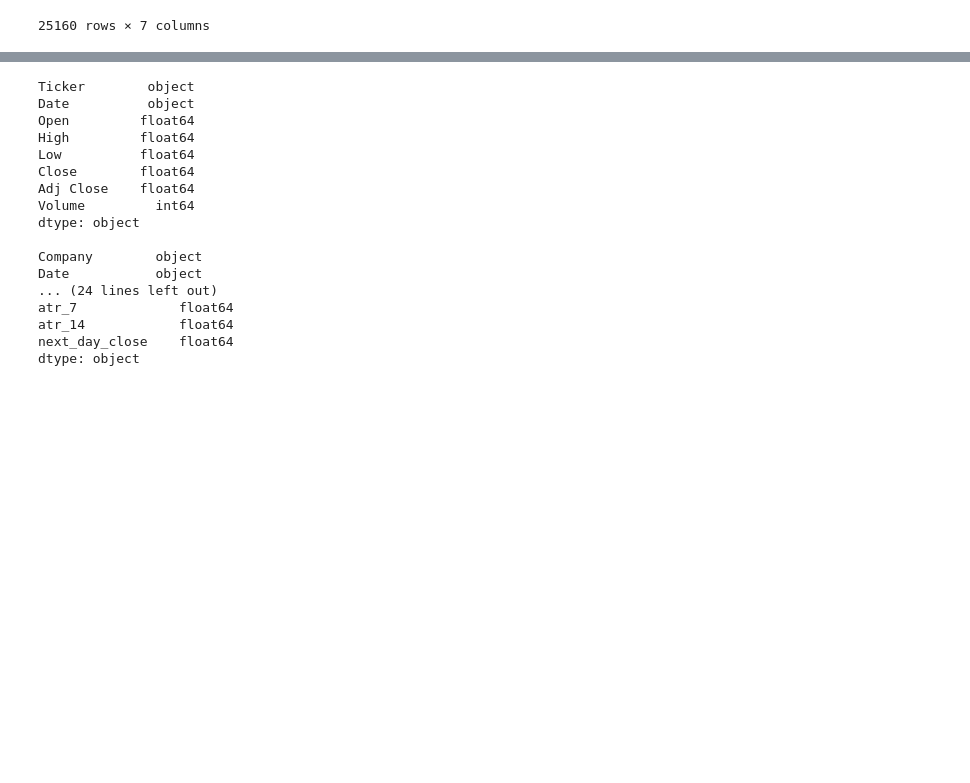
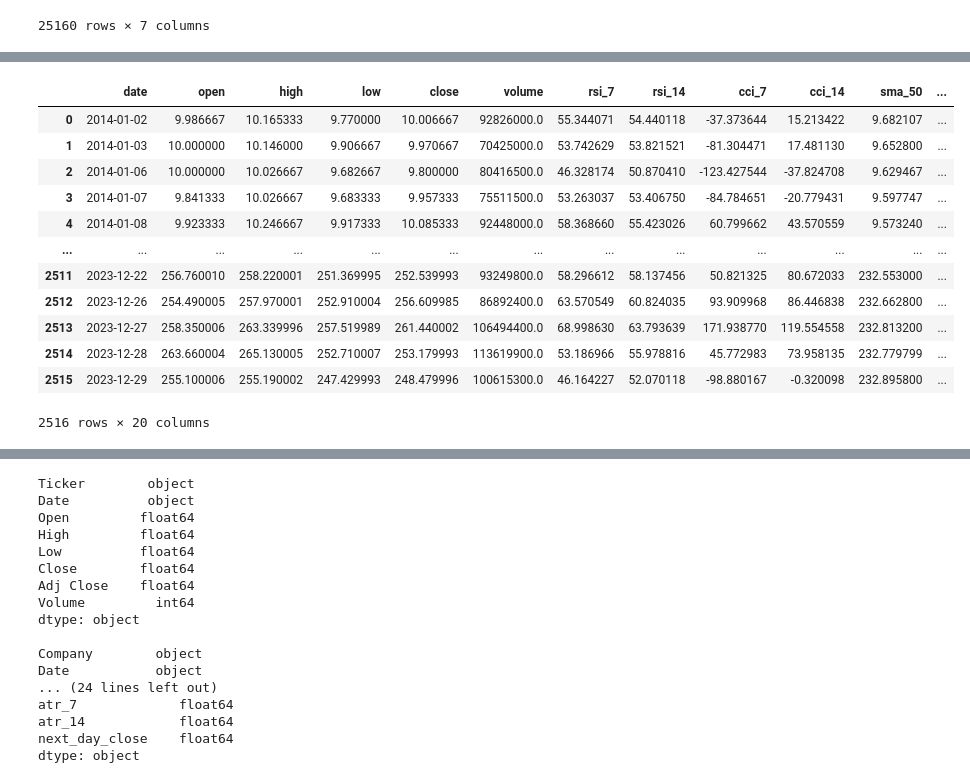
Before and after one commit to DavEspo/Stock-Prediction, a Jupyter notebook: Stock_Prediction.ipynb, the cells around one changed output, grey strips where cells are left out. Saved outputs shown, nothing was run; the diff lists cells and outputs as text; code cells hidden in the pictures; blank space fills up the shorter version.

```diff
--- a/Stock_Prediction.ipynb
+++ b/Stock_Prediction.ipynb
@@ -94,0 +1214,16 @@ dtype: object
+# %%
+tesla_stock
+# %% [output]
+|  | date | open | high | low | close | volume | rsi_7 | rsi_14 | cci_7 | cci_14 | sma_50 | ... |
+| 0 | 2014-01-02 | 9.986667 | 10.165333 | 9.770000 | 10.006667 | 92826000.0 | 55.344071 | 54.440118 | -37.373644 | 15.213422 | 9.682107 | ... |
+| 1 | 2014-01-03 | 10.000000 | 10.146000 | 9.906667 | 9.970667 | 70425000.0 | 53.742629 | 53.821521 | -81.304471 | 17.481130 | 9.652800 | ... |
+| 2 | 2014-01-06 | 10.000000 | 10.026667 | 9.682667 | 9.800000 | 80416500.0 | 46.328174 | 50.870410 | -123.427544 | -37.824708 | 9.629467 | ... |
+| 3 | 2014-01-07 | 9.841333 | 10.026667 | 9.683333 | 9.957333 | 75511500.0 | 53.263037 | 53.406750 | -84.784651 | -20.779431 | 9.597747 | ... |
+| 4 | 2014-01-08 | 9.923333 | 10.246667 | 9.917333 | 10.085333 | 92448000.0 | 58.368660 | 55.423026 | 60.799662 | 43.570559 | 9.573240 | ... |
+| ... | ... | ... | ... | ... | ... | ... | ... | ... | ... | ... | ... | ... |
+| 2511 | 2023-12-22 | 256.760010 | 258.220001 | 251.369995 | 252.539993 | 93249800.0 | 58.296612 | 58.137456 | 50.821325 | 80.672033 | 232.553000 | ... |
+| 2512 | 2023-12-26 | 254.490005 | 257.970001 | 252.910004 | 256.609985 | 86892400.0 | 63.570549 | 60.824035 | 93.909968 | 86.446838 | 232.662800 | ... |
+| 2513 | 2023-12-27 | 258.350006 | 263.339996 | 257.519989 | 261.440002 | 106494400.0 | 68.998630 | 63.793639 | 171.938770 | 119.554558 | 232.813200 | ... |
+| 2514 | 2023-12-28 | 263.660004 | 265.130005 | 252.710007 | 253.179993 | 113619900.0 | 53.186966 | 55.978816 | 45.772983 | 73.958135 | 232.779799 | ... |
+| 2515 | 2023-12-29 | 255.100006 | 255.190002 | 247.429993 | 248.479996 | 100615300.0 | 46.164227 | 52.070118 | -98.880167 | -0.320098 | 232.895800 | ... |
+2516 rows × 20 columns
```
Also changed, not shown: parts of 18 cells of this notebook.
